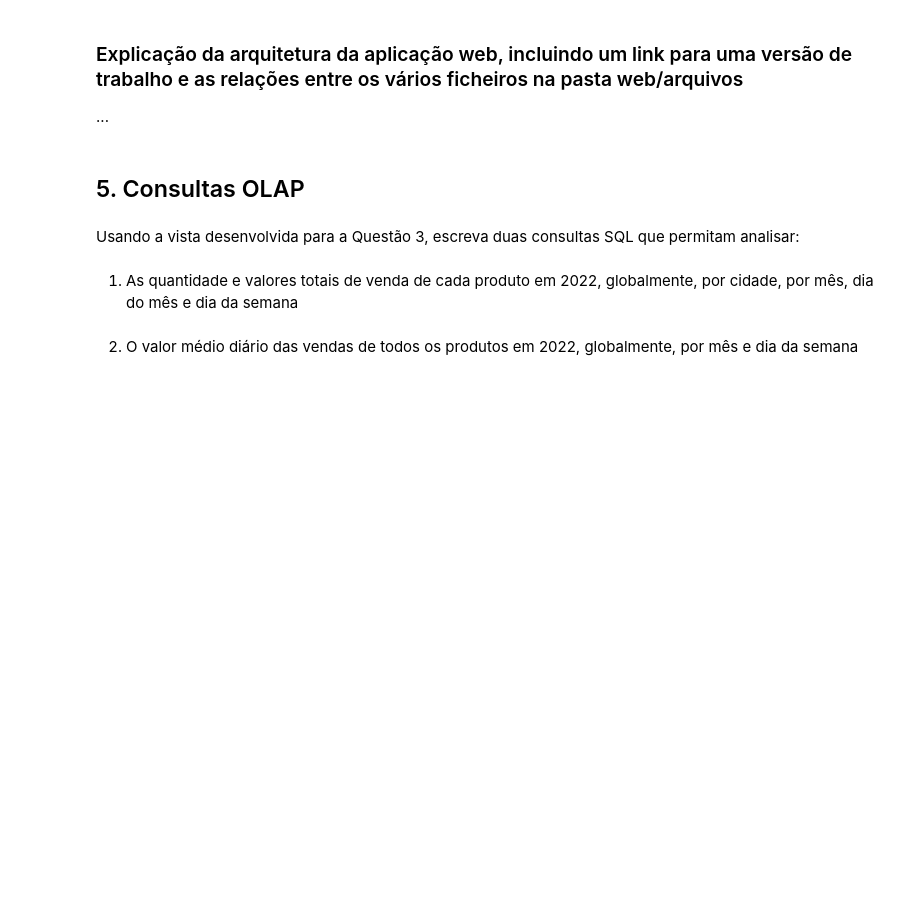
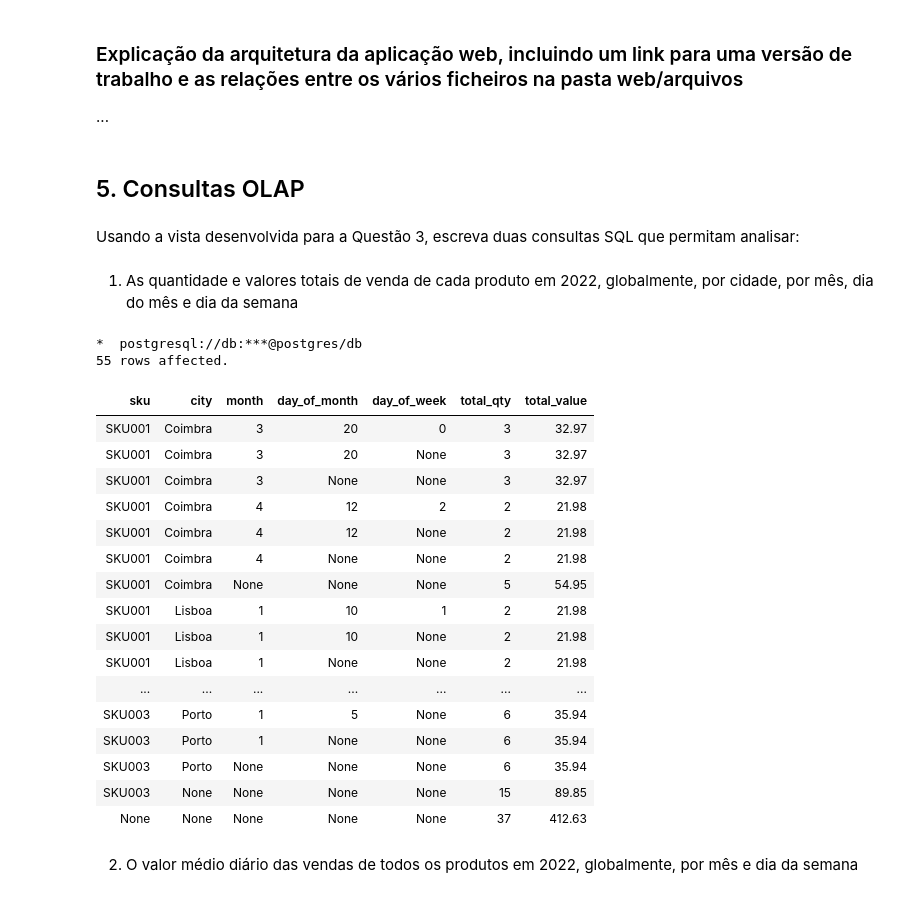
Before and after one commit to MateuSpencer/BD_Projeto_22-23, a Jupyter notebook: Entrega_3/E3-report.ipynb, the cells around one changed output. Drawn from its saved outputs; the diff is of its cells as text; code cells hidden in the pictures; blank space fills up the shorter version.

```diff
--- a/Entrega_3/E3-report.ipynb
+++ b/Entrega_3/E3-report.ipynb
@@ -461,6 +481,33 @@ Usando a vista desenvolvida para a Questão 3, escreva duas consultas SQL que pe
 # %%
 %%sql
 -- SELECT ...
+SELECT p.SKU, ps.city, ps.month, ps.day_of_month, ps.day_of_week,
+       SUM(ps.qty) AS total_qty, SUM(ps.total_price) AS total_value
+FROM product_sales ps
+JOIN product p ON ps.SKU = p.SKU
+WHERE ps.year = 2022
+GROUP BY ROLLUP (p.SKU, ps.city, ps.month, ps.day_of_month, ps.day_of_week)
+ORDER BY p.SKU, ps.city, ps.month, ps.day_of_month, ps.day_of_week;
+# %% [output]
+*  postgresql://db:***@postgres/db
+55 rows affected.
+| sku | city | month | day_of_month | day_of_week | total_qty | total_value |
+| SKU001 | Coimbra | 3 | 20 | 0 | 3 | 32.97 |
+| SKU001 | Coimbra | 3 | 20 | None | 3 | 32.97 |
+| SKU001 | Coimbra | 3 | None | None | 3 | 32.97 |
+| SKU001 | Coimbra | 4 | 12 | 2 | 2 | 21.98 |
+| SKU001 | Coimbra | 4 | 12 | None | 2 | 21.98 |
+| SKU001 | Coimbra | 4 | None | None | 2 | 21.98 |
+| SKU001 | Coimbra | None | None | None | 5 | 54.95 |
+| SKU001 | Lisboa | 1 | 10 | 1 | 2 | 21.98 |
+| SKU001 | Lisboa | 1 | 10 | None | 2 | 21.98 |
+| SKU001 | Lisboa | 1 | None | None | 2 | 21.98 |
+| ... | ... | ... | ... | ... | ... | ... |
+| SKU003 | Porto | 1 | 5 | None | 6 | 35.94 |
+| SKU003 | Porto | 1 | None | None | 6 | 35.94 |
+| SKU003 | Porto | None | None | None | 6 | 35.94 |
+| SKU003 | None | None | None | None | 15 | 89.85 |
+| None | None | None | None | None | 37 | 412.63 |
 # %% [markdown]
 2. O valor médio diário das vendas de todos os produtos em 2022, globalmente, por mês e dia da semana
 # %%
```
Also changed, not shown: parts of 4 cells of this notebook.
